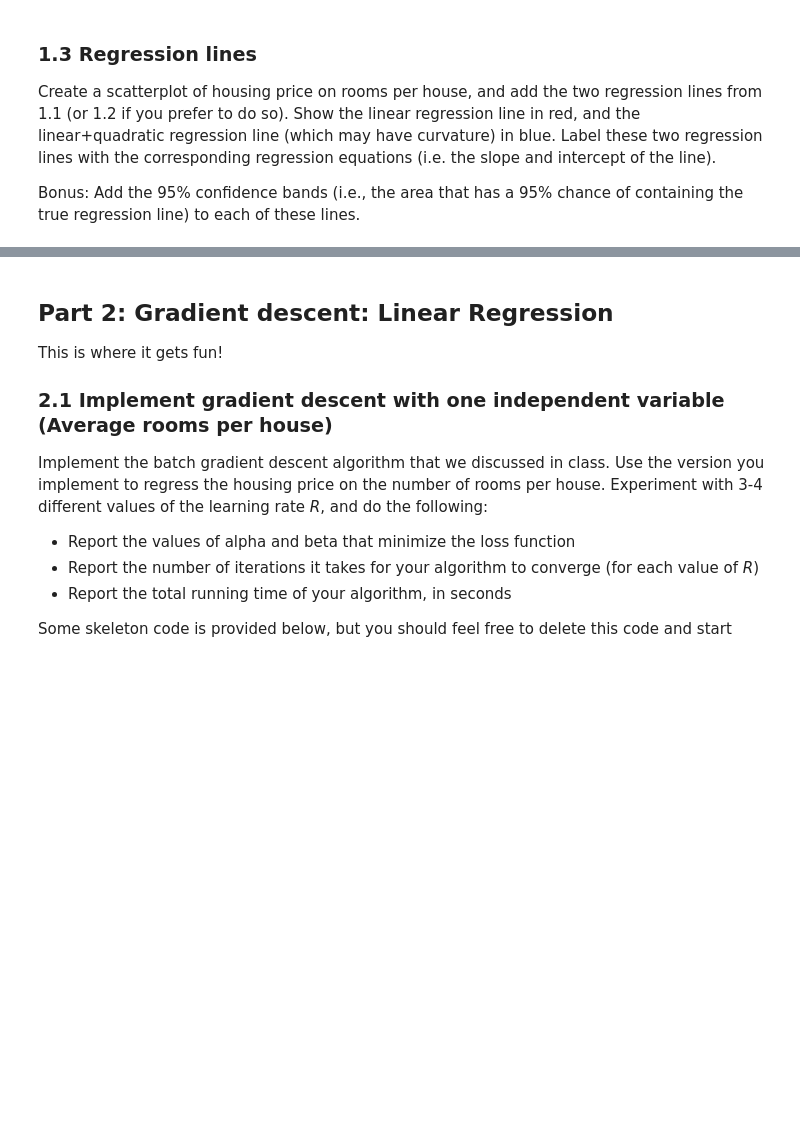
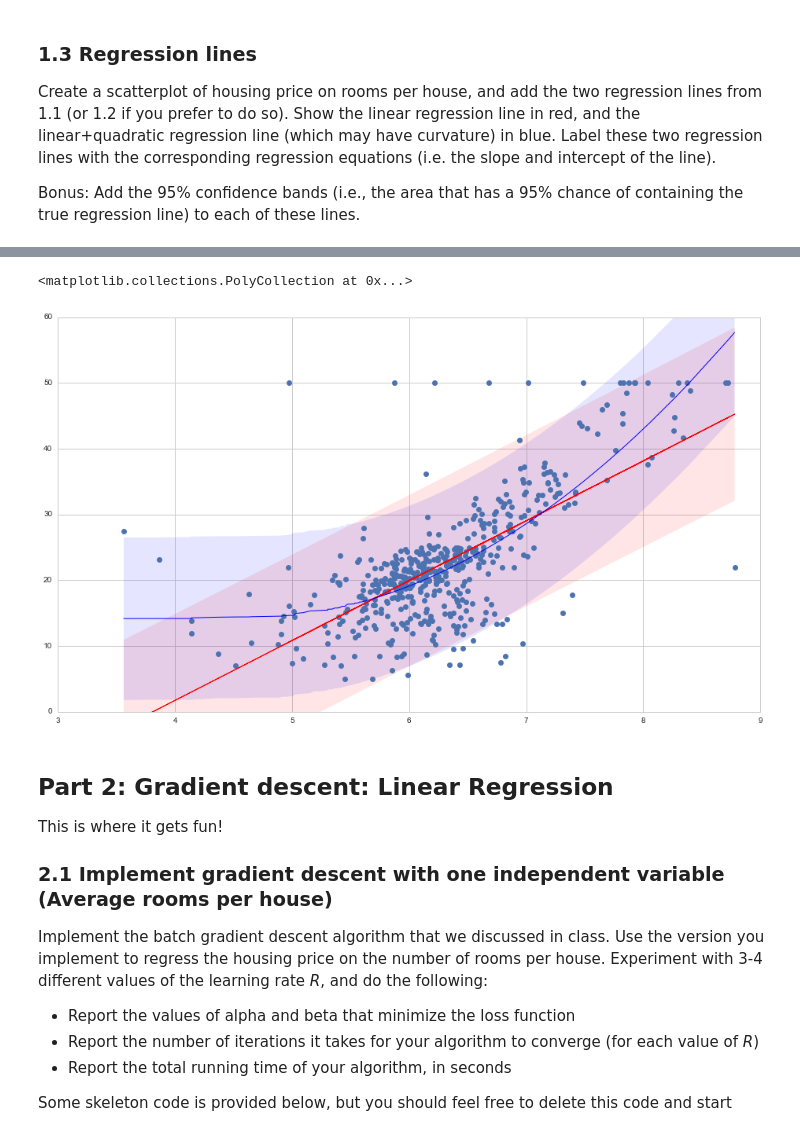
Before and after one commit to abhi32ag/Data_Science_2, a Jupyter notebook: Assignments/Problem_Set_4/INFX574_PS4.ipynb, the cells around one changed output, grey strips where cells are left out. Drawn from its saved outputs; the diff is of its cells as text; code cells hidden in the pictures; blank space fills up the shorter version.

Commit message:
Created dat graph

```diff
--- a/Assignments/Problem_Set_4/INFX574_PS4.ipynb
+++ b/Assignments/Problem_Set_4/INFX574_PS4.ipynb
@@ -182,3 +202,28 @@ KeyError: "['RM + RM2'] not in index"
+# %%
+
+plt.figure(1, figsize=(16,9))
+plt.plot(df['RM'],df['MEDV'],"o")
+plt.xlim((3,9))
+plt.ylim((0,60))
+
+plt.plot(df['RM'], result1.predict(df[['RM']]), "-k", color = 'red', linewidth =1)
+plt.plot(df[['RM']].sort_values(['RM']), sorted(result2.predict(df[['RM','RM2']])), "-k", color = 'blue', linewidth =1)
+plt.fill_between(sorted(df['RM'].values.tolist()),
+                 sorted(wls_prediction_std(result1)[1]),
+                 sorted(wls_prediction_std(result1)[2]),
+                 color = 'red',
+                 edgecolor='',
+                 alpha = 0.1)
+
+plt.fill_between(sorted(df['RM'].values.tolist()),
+                 sorted(wls_prediction_std(result2)[1]),
+                 sorted(wls_prediction_std(result2)[2]),
+                 color = 'blue',
+                 edgecolor='',
+                 alpha = 0.1)
+# %% [output]
+<matplotlib.collections.PolyCollection at 0x...>
+[figure, added]
 # %% [markdown]
 ## Part 2: Gradient descent: Linear Regression
 
```
Also changed, not shown: parts of 10 cells of this notebook.
